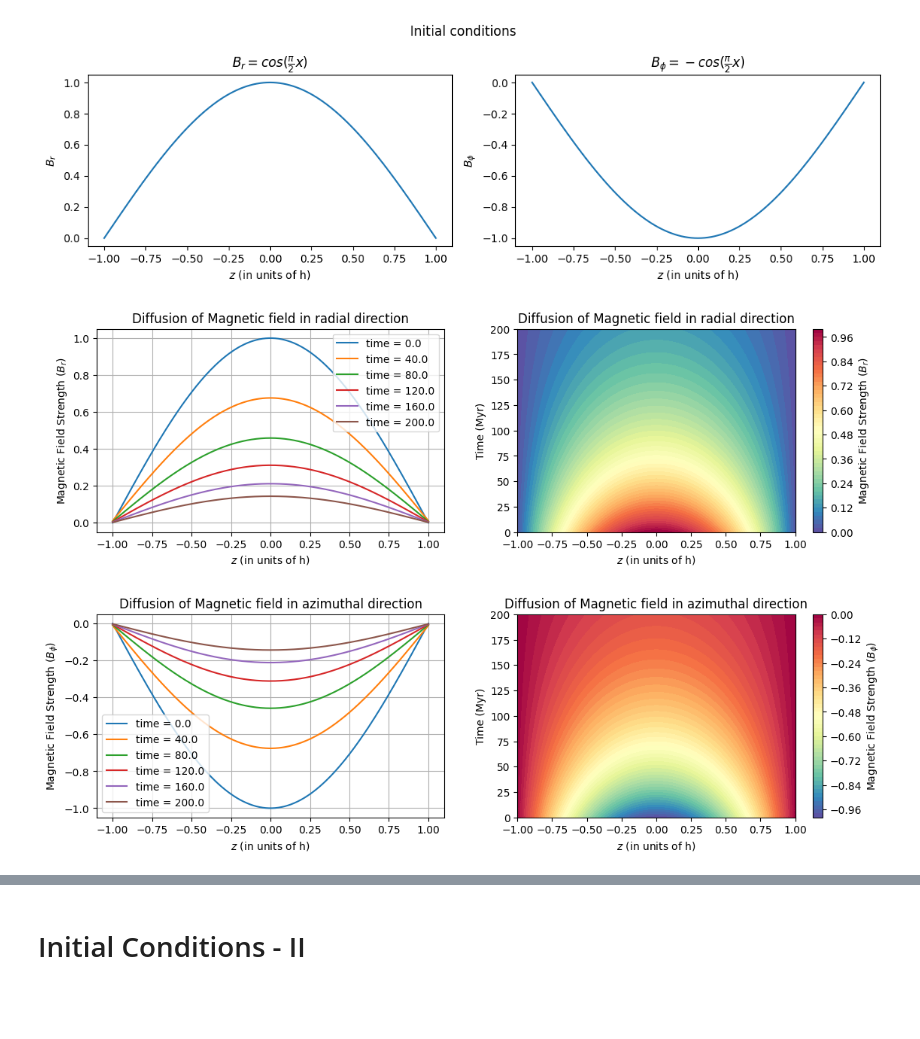
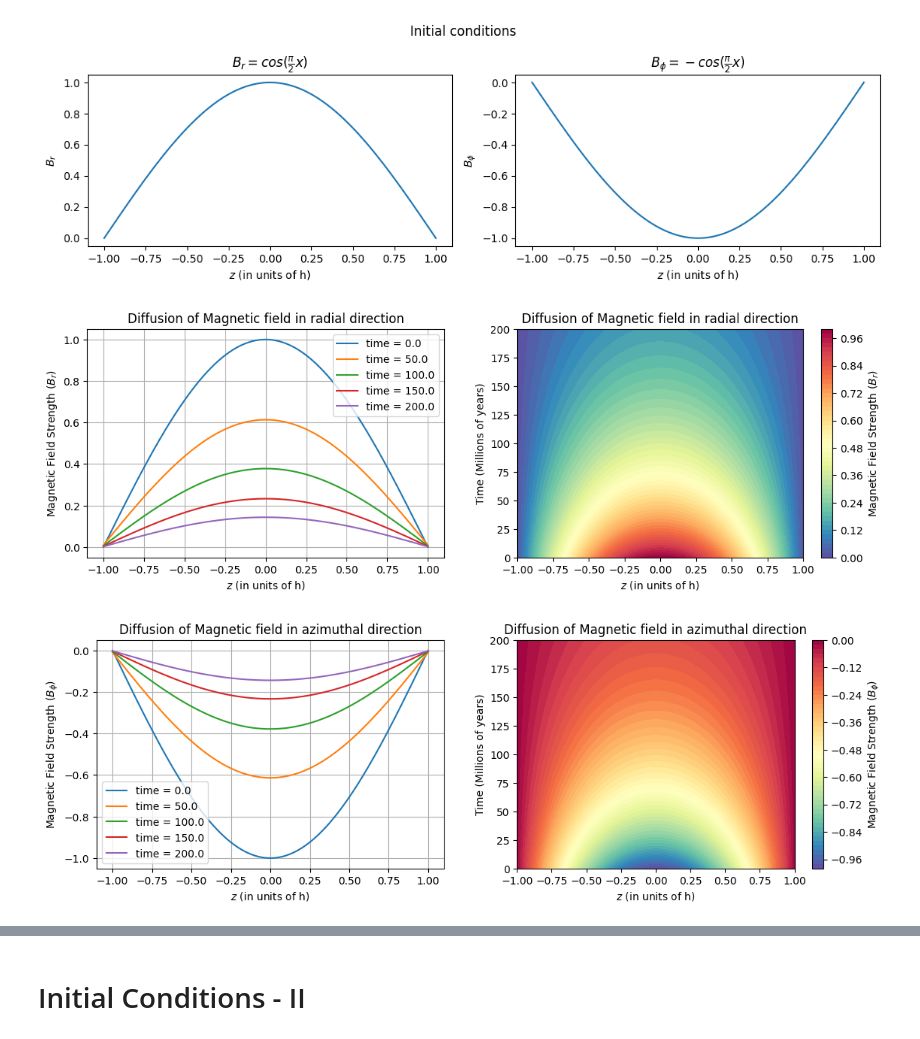
Before and after one commit to ratuldas6/P464_Galactic_Dynamo_Project, a Jupyter notebook: Task 1 (Crank-Nicolson).ipynb, the cells around one changed output, grey strips where cells are left out. Drawn from its saved outputs; the diff is of its cells as text; code cells hidden in the pictures; blank space fills up the shorter version.

Commit message:
cleaned up plots and added new comments

```diff
--- a/Task 1 (Crank-Nicolson).ipynb
+++ b/Task 1 (Crank-Nicolson).ipynb
@@ -45,56 +45,62 @@ dt = t_max/200       # time step
 dz = 0.01       # spatial step in z direction
 
 # Solve for B_r
 soln_r, spatial_grid, time_grid = ml.CN_diffusion(z_min, z_max, t_max, dz, dt, eta_T, init_cond_Br, source_term, ml.diff_mat_dirichlet)
 # Solve for B_phi
 soln_phi, spatial_grid, time_grid = ml.CN_diffusion(z_min, z_max, t_max, dz, dt, eta_T, init_cond_Bphi, source_term, ml.diff_mat_dirichlet)
 
 # Plot the diffusion equation solution
-#ml.plot_diff(time_grid, spatial_grid, soln_r, soln_phi)
 
 # Create 2D plots
 plt.figure(figsize=(12, 8))
 plt.subplot(2, 2, 1)
-for i in (range(0, len(time_grid), int(len(time_grid)/5))):
+for i in (range(0, len(time_grid), int(len(time_grid)/4))):
     plt.plot(spatial_grid, soln_r[:, i], label=f'time = {time_grid[i]:.1f}')
 plt.xlabel(r'$z$ (in units of h)')
 plt.ylabel(r'Magnetic Field Strength ($B_r$)')
 plt.title('Diffusion of Magnetic field in radial direction')
-# plt.ylim(np.min(solution_r), np.max(solution_r))
 plt.grid()
 plt.legend()
 
 # Create imshow plot
 plt.subplot(2, 2, 2)
 plt.contourf(*np.meshgrid(spatial_grid, time_grid), soln_r.T, 50, cmap='Spectral_r')
 plt.colorbar(label=r'Magnetic Field Strength ($B_r$)')
 plt.title(r'Diffusion of Magnetic field in radial direction')
 plt.xlabel(r'$z$ (in units of h)')
-plt.ylabel(r'Time (Myr)')
+plt.ylabel('Time (Millions of years)')
 
-# Create 2D plots
-plt.subplot(2, 2, 3)
-for i in (range(0, len(time_grid), int(len(time_grid)/5))):
-    plt.plot(spatial_grid, soln_phi[:, i], label=f'time = {time_grid[i]:.1f}')
-plt.xlabel(r'$z$ (in units of h)')
-plt.ylabel(r'Magnetic Field Strength ($B_\phi$)')
-plt.title(r'Diffusion of Magnetic field in azimuthal direction')
-# plt.ylim(np.min(solution_phi), np.max(solution_phi))
-plt.grid()
-plt.legend()
-
-# Create imshow plot
-plt.subplot(2, 2, 4)
-plt.contourf(*np.meshgrid(spatial_grid, time_grid), soln_phi.T, 50, cmap='Spectral_r')
-plt.colorbar(label=r'Magnetic Field Strength ($B_\phi$)')
-plt.title('Diffusion of Magnetic field in azimuthal direction')
-plt.xlabel(r'$z$ (in units of h)')
-plt.ylabel('Time (Myr)')
 plt.tight_layout(pad=3)
 
 plt.show()
 # %% [output]
-[figure, old version]
+[figure, new version]
+# %%
+plt.figure(figsize=(12, 8))
+
+# Create 2D plots
+plt.subplot(2, 2, 3)
+for i in (range(0, len(time_grid), int(len(time_grid)/4))):
+    plt.plot(spatial_grid, soln_phi[:, i], label=f'time = {time_grid[i]:.1f}')
+plt.xlabel(r'$z$ (in units of h)')
+plt.ylabel(r'Magnetic Field Strength ($B_\phi$)')
+plt.title(r'Diffusion of Magnetic field in azimuthal direction')
+# plt.ylim(np.min(solution_phi), np.max(solution_phi))
+plt.grid()
+plt.legend()
+
+# Create imshow plot
+plt.subplot(2, 2, 4)
+plt.contourf(*np.meshgrid(spatial_grid, time_grid), soln_phi.T, 50, cmap='Spectral_r')
+plt.colorbar(label=r'Magnetic Field Strength ($B_\phi$)')
+plt.title('Diffusion of Magnetic field in azimuthal direction')
+plt.xlabel(r'$z$ (in units of h)')
+plt.ylabel('Time (Millions of years)')
+plt.tight_layout(pad=3)
+
+plt.show()
+# %% [output]
+[figure, added]
 # %%
 B_total, pitch = ml.get_B_and_pitch(soln_r, soln_phi)
 
```
Also changed, not shown: parts of 13 cells of this notebook.
